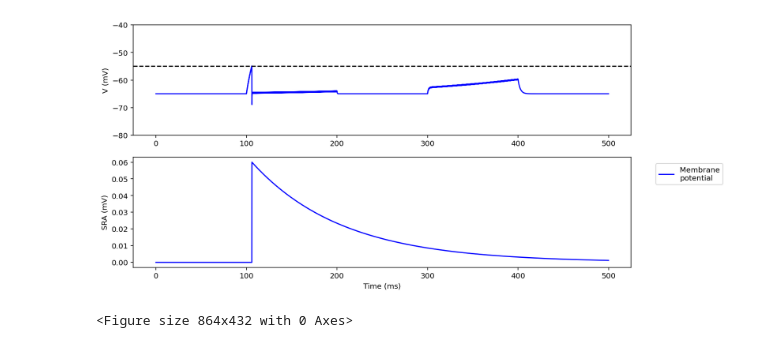
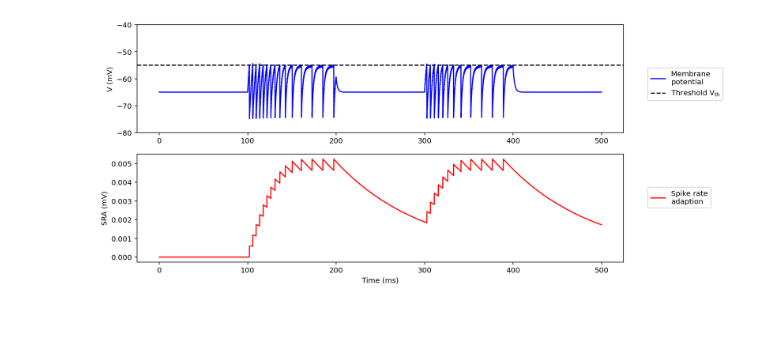
Before and after one commit to MoShrank/se34-computational-neuroscience, a Jupyter notebook: notebooks/LIF.ipynb, the cells around one changed output. Cells and saved outputs as stored; diff of their text form; code cells hidden in the pictures; blank space fills up the shorter version.

```diff
--- a/notebooks/LIF.ipynb
+++ b/notebooks/LIF.ipynb
@@ -74,3 +78,9 @@ plt.savefig(
 # %% [output]
 [figure]
 [interactive output not drawn]
+# %%
+dt = 0.1
+size = 5000
+spike_train = np.zeros(size - 1)
+spike_train[1000:2000:2] = 100
+spike_train[3000:4000:2] = 100
@@ -77,18 +89,17 @@ plt.savefig(
 # %%
-lif_sra = LIF_Spike_Rate_Adaption(dt=dt, g_delta=0.06)
+lif_sra = LIF_Spike_Rate_Adaption(dt=dt, g_delta=0.006)
 lif_sra.insert_spike_train(spike_train)
 
 lif_sra.plot(size)
 plt.savefig(
     f"{fig_dir}/lif_sra.png",
     format="png",
     bbox_inches="tight",
     dpi=150,
     facecolor=(1, 1, 1),
 )
 # %% [output]
-[figure, old version]
+[figure, new version]
-<Figure size 864x432 with 0 Axes>
 [interactive output not drawn]
 # %%
 lif_sra.plot_spikes(size)
```
Also changed, not shown: parts of 5 cells of this notebook, 5 other files.
